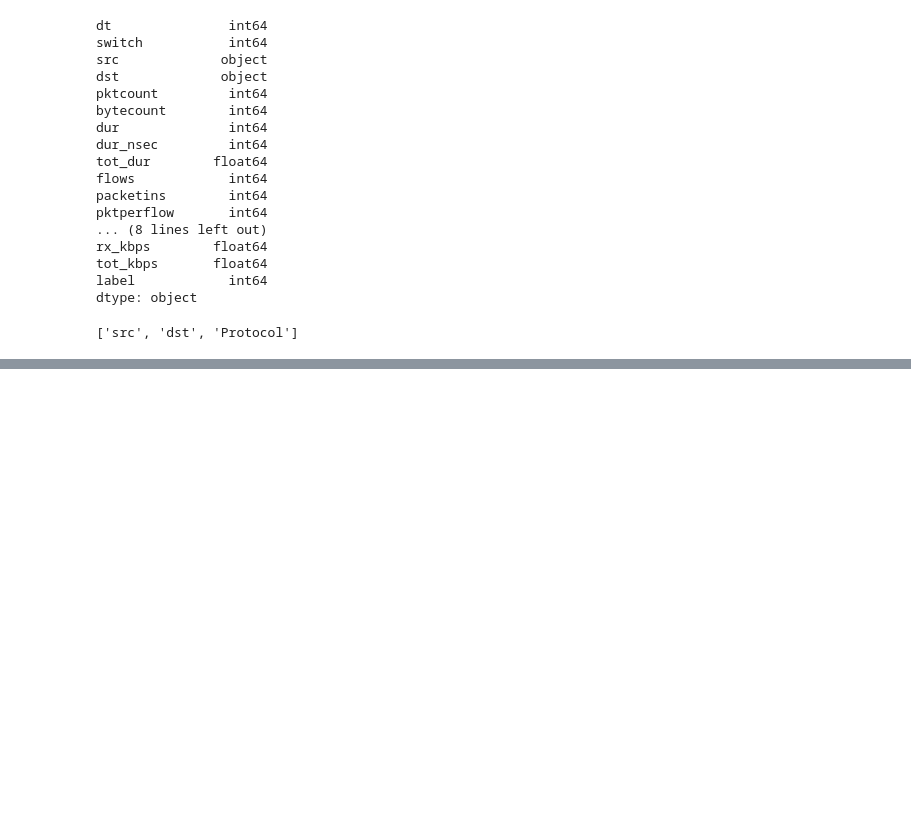
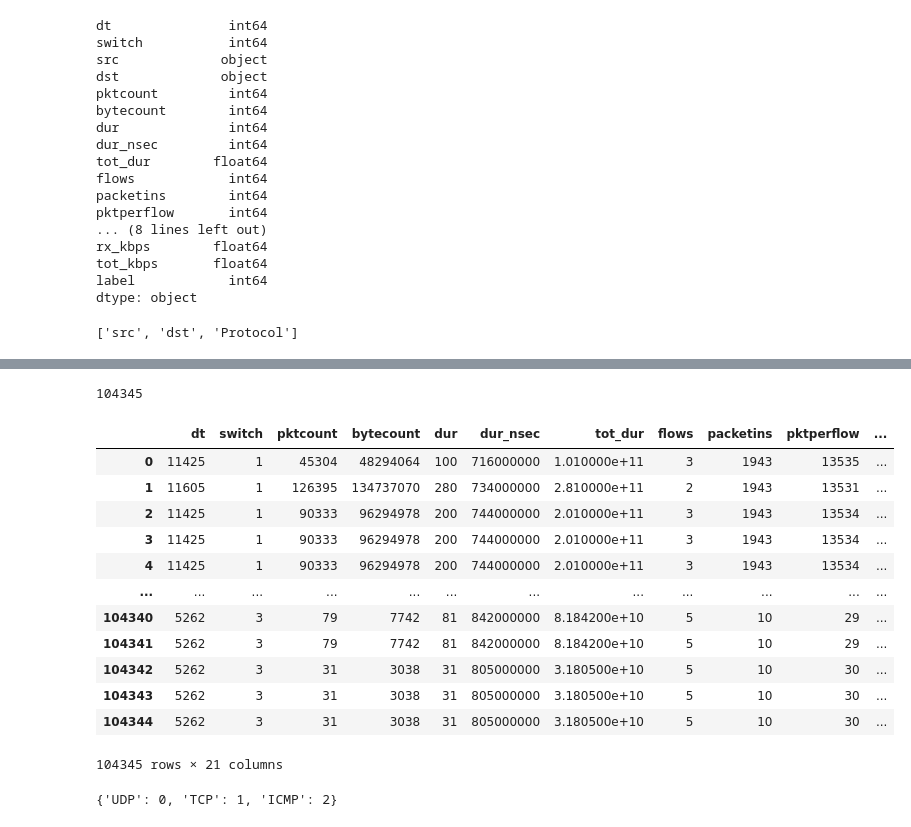
Before and after one commit to UsmanAli105/DataScience, a Jupyter notebook: 02 DDOS Attack Prediction/Project.ipynb, the cells around one changed output, grey strips where cells are left out. Cells and saved outputs as stored; diff of their text form; code cells hidden in the pictures; blank space fills up the shorter version.

```diff
--- a/02 DDOS Attack Prediction/Project.ipynb
+++ b/02 DDOS Attack Prediction/Project.ipynb
@@ -66,0 +89,5 @@ KeyError: 'n'
+# %%
+size_of_df = len(df)
+size_of_df
+# %% [output]
+104345
@@ -66,0 +96,23 @@ KeyError: 'n'
+# %%
+df_altered
+# %% [output]
+|  | dt | switch | pktcount | bytecount | dur | dur_nsec | tot_dur | flows | packetins | pktperflow | ... |
+| 0 | 11425 | 1 | 45304 | 48294064 | 100 | 716000000 | 1.010000e+11 | 3 | 1943 | 13535 | ... |
+| 1 | 11605 | 1 | 126395 | 134737070 | 280 | 734000000 | 2.810000e+11 | 2 | 1943 | 13531 | ... |
+| 2 | 11425 | 1 | 90333 | 96294978 | 200 | 744000000 | 2.010000e+11 | 3 | 1943 | 13534 | ... |
+| 3 | 11425 | 1 | 90333 | 96294978 | 200 | 744000000 | 2.010000e+11 | 3 | 1943 | 13534 | ... |
+| 4 | 11425 | 1 | 90333 | 96294978 | 200 | 744000000 | 2.010000e+11 | 3 | 1943 | 13534 | ... |
+| ... | ... | ... | ... | ... | ... | ... | ... | ... | ... | ... | ... |
+| 104340 | 5262 | 3 | 79 | 7742 | 81 | 842000000 | 8.184200e+10 | 5 | 10 | 29 | ... |
+| 104341 | 5262 | 3 | 79 | 7742 | 81 | 842000000 | 8.184200e+10 | 5 | 10 | 29 | ... |
+| 104342 | 5262 | 3 | 31 | 3038 | 31 | 805000000 | 3.180500e+10 | 5 | 10 | 30 | ... |
+| 104343 | 5262 | 3 | 31 | 3038 | 31 | 805000000 | 3.180500e+10 | 5 | 10 | 30 | ... |
+| 104344 | 5262 | 3 | 31 | 3038 | 31 | 805000000 | 3.180500e+10 | 5 | 10 | 30 | ... |
+104345 rows × 21 columns
+# %%
+mapping = {}
+for i, j in enumerate(list(df.Protocol.unique())):
+    mapping[j] = i
+mapping
+# %% [output]
+{'UDP': 0, 'TCP': 1, 'ICMP': 2}
```
Also changed, not shown: parts of 11 cells of this notebook.
